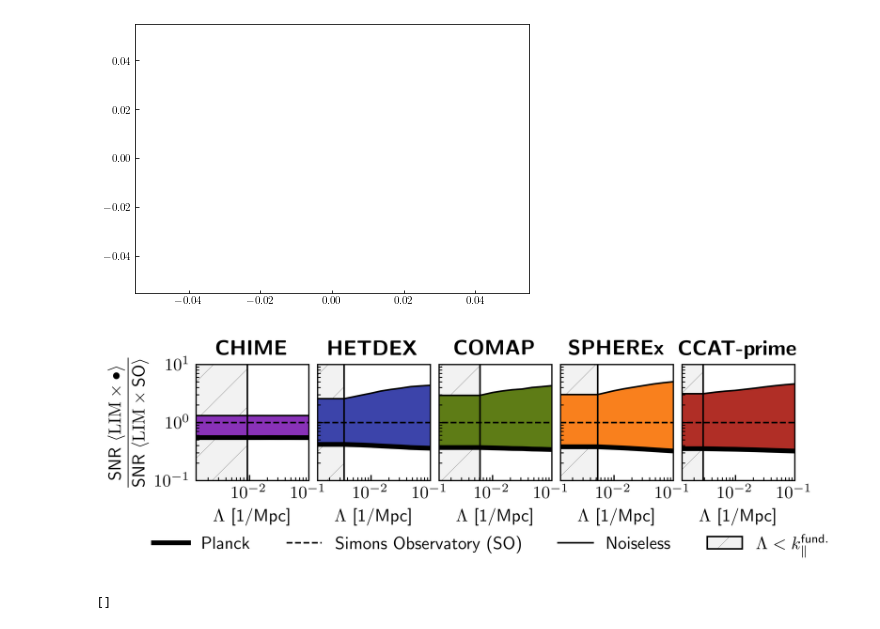
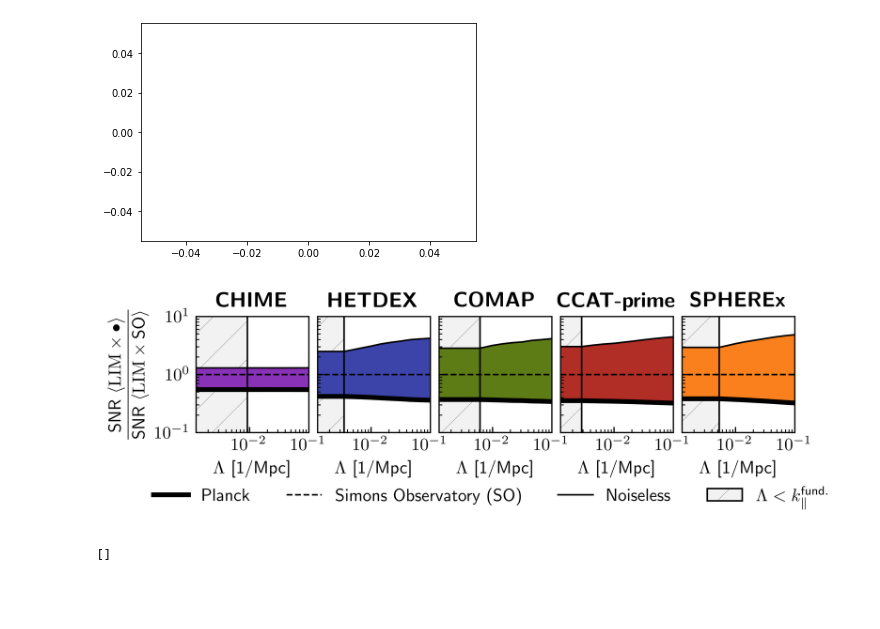
Before and after one commit to DelonShen/LIMxCMBL, a Jupyter notebook: 011.007.2025-05-02-SNR-viz-comp-cmb.ipynb, the cells around one changed output. Cells and saved outputs as stored; diff of their text form; code cells hidden in the pictures; blank space fills up the shorter version.

Commit message:
lots more figures

```diff
--- a/011.007.2025-05-02-SNR-viz-comp-cmb.ipynb
+++ b/011.007.2025-05-02-SNR-viz-comp-cmb.ipynb
@@ -17,35 +17,36 @@ plt.rcParams.update({
     'ytick.direction': 'in',
     'hatch.linewidth':0.1
 })
 
 
 e_colors = {
     'CHIME': '#8932B8',
     'HETDEX': '#3C44AA',
     'COMAP': '#5E7C16',
     'SPHEREx': '#F9801D',
     'CCAT-prime':'#B02E26'
 }
 
 e_order = ['CHIME',
           'HETDEX',
           'COMAP',
+                      'CCAT-prime',
            'SPHEREx',
-           'CCAT-prime']
+]
 
 kpar_funds = []
 for experiment in e_order:
     zmin = experiments[experiment]['zmin']
     zmax = experiments[experiment]['zmax']
     chimin = ccl.comoving_angular_distance(cosmo, 1/(1+zmin))
     chimax = ccl.comoving_angular_distance(cosmo, 1/(1+zmax))
 
     kpar_fundamental = 2*np.pi/(chimax - chimin)
     kpar_funds += [[kpar_fundamental, experiment]]
 
 kpar_funds = list(reversed(sorted(kpar_funds)))
 # %% [output]
-[figure, old version]
+[figure, new version]
 # %%
 import matplotlib.patheffects as pe
 # %%
@@ -165,7 +166,7 @@ meta_axs[0].set_ylabel(r'$$\frac{{\sf SNR}\ {\langle {\rm LIM}\times\bullet\rang
 
 plt.savefig('figures/011.007.compare_N0.pdf', bbox_inches='tight')
 # %% [output]
-[figure, old version]
+[figure, new version]
 # %%
 # get CMB lensing component
 from LIMxCMBL.kernels import get_f_Kkappa
```
Also changed, not shown: 24 other files.
